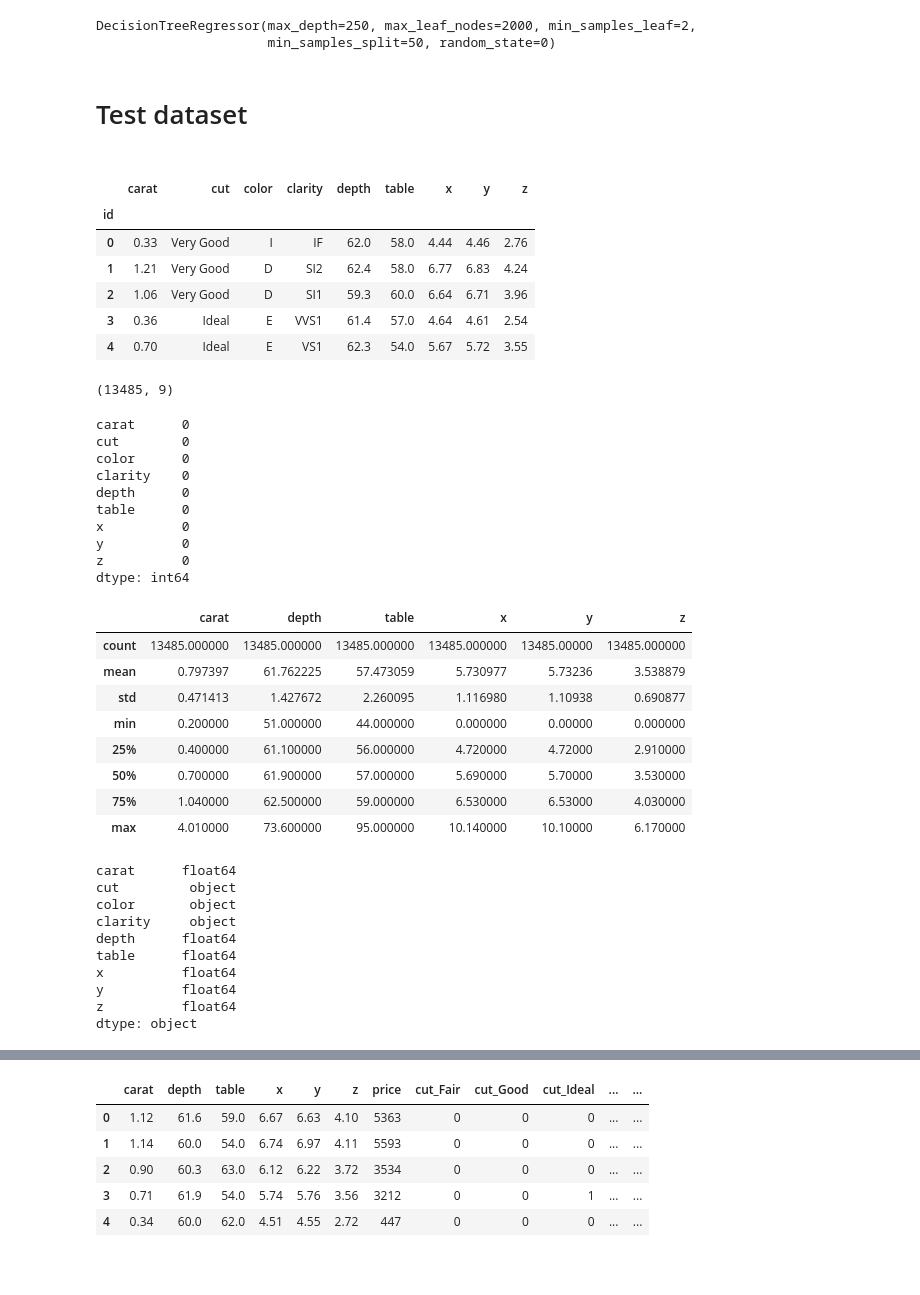
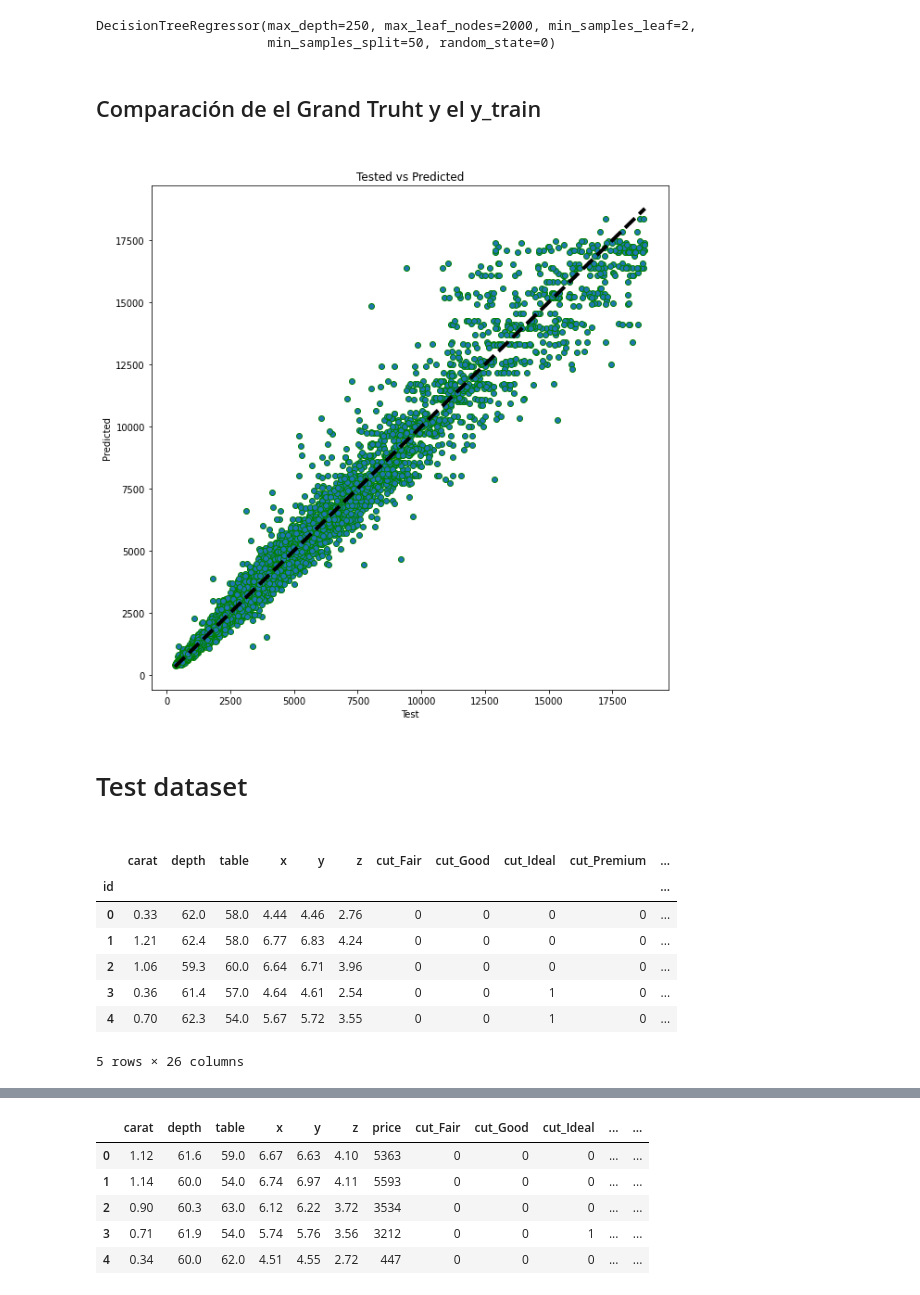
Before and after one commit to Joycelili/Diamonts-Project, a Jupyter notebook: DecisionTreeRegressor.ipynb, the cells around one changed output, grey strips where cells are left out. Saved outputs shown, nothing was run; the diff lists cells and outputs as text; code cells hidden in the pictures; blank space fills up the shorter version.

```diff
--- a/DecisionTreeRegressor.ipynb
+++ b/DecisionTreeRegressor.ipynb
@@ -70,5 +15,5 @@ dtype: object
 # %%
-train_dummies=pd.get_dummies(train_dataset)
+train_dummies = pd.read_csv("output/train_clean.csv",index_col=0)
 train_dummies.head()
 # %% [output]
 |  | id | carat | depth | table | x | y | z | price | cut_Fair | cut_Good | ... | ... |
@@ -122,58 +67,29 @@ model.fit(X, y)
 # %% [output]
 DecisionTreeRegressor(max_depth=250, max_leaf_nodes=2000, min_samples_leaf=2,
                       min_samples_split=50, random_state=0)
+# %% [markdown]
+<h2>Comparación de el Grand Truht y el y_train<h2>
+# %%
+fig, ax = plt.subplots(figsize=(10,10))
+ax.scatter(y_test, y_pred, edgecolors='green')
+ax.plot([y_test.min(), y_test.max()], [y_test.min(), y_test.max()], 'k--', lw=4)
+ax.set_xlabel('Test')
+ax.set_ylabel('Predicted')
+ax.set_title("Tested vs Predicted")
+plt.show()
+# %% [output]
+[figure, added]
 # %% [markdown]
 <h1>Test dataset<h1>
 # %%
-test_dataset = pd.read_csv('input/predict.csv',index_col=0)
-test_dataset.head()
+test_dummies = pd.read_csv('output/test_clean.csv',index_col=0)
+test_dummies.head()
 # %% [output]
-|  | carat | cut | color | clarity | depth | table | x | y | z |
-| id |  |  |  |  |  |  |  |  |  |
-| 0 | 0.33 | Very Good | I | IF | 62.0 | 58.0 | 4.44 | 4.46 | 2.76 |
-| 1 | 1.21 | Very Good | D | SI2 | 62.4 | 58.0 | 6.77 | 6.83 | 4.24 |
-| 2 | 1.06 | Very Good | D | SI1 | 59.3 | 60.0 | 6.64 | 6.71 | 3.96 |
-| 3 | 0.36 | Ideal | E | VVS1 | 61.4 | 57.0 | 4.64 | 4.61 | 2.54 |
-| 4 | 0.70 | Ideal | E | VS1 | 62.3 | 54.0 | 5.67 | 5.72 | 3.55 |
+|  | carat | depth | table | x | y | z | cut_Fair | cut_Good | cut_Ideal | cut_Premium | ... |
+| id |  |  |  |  |  |  |  |  |  |  | ... |
+| 0 | 0.33 | 62.0 | 58.0 | 4.44 | 4.46 | 2.76 | 0 | 0 | 0 | 0 | ... |
+| 1 | 1.21 | 62.4 | 58.0 | 6.77 | 6.83 | 4.24 | 0 | 0 | 0 | 0 | ... |
+| 2 | 1.06 | 59.3 | 60.0 | 6.64 | 6.71 | 3.96 | 0 | 0 | 0 | 0 | ... |
+| 3 | 0.36 | 61.4 | 57.0 | 4.64 | 4.61 | 2.54 | 0 | 0 | 1 | 0 | ... |
+| 4 | 0.70 | 62.3 | 54.0 | 5.67 | 5.72 | 3.55 | 0 | 0 | 1 | 0 | ... |
+5 rows × 26 columns
-# %%
-test_dataset.shape
-# %% [output]
-(13485, 9)
-# %%
-test_dataset.isna().sum()
-# %% [output]
-carat      0
-cut        0
-color      0
-clarity    0
-depth      0
-table      0
-x          0
-y          0
-z          0
-dtype: int64
-# %%
-test_dataset.describe()
-# %% [output]
-|  | carat | depth | table | x | y | z |
-| count | 13485.000000 | 13485.000000 | 13485.000000 | 13485.000000 | 13485.00000 | 13485.000000 |
-| mean | 0.797397 | 61.762225 | 57.473059 | 5.730977 | 5.73236 | 3.538879 |
-| std | 0.471413 | 1.427672 | 2.260095 | 1.116980 | 1.10938 | 0.690877 |
-| min | 0.200000 | 51.000000 | 44.000000 | 0.000000 | 0.00000 | 0.000000 |
-| 25% | 0.400000 | 61.100000 | 56.000000 | 4.720000 | 4.72000 | 2.910000 |
-| 50% | 0.700000 | 61.900000 | 57.000000 | 5.690000 | 5.70000 | 3.530000 |
-| 75% | 1.040000 | 62.500000 | 59.000000 | 6.530000 | 6.53000 | 4.030000 |
-| max | 4.010000 | 73.600000 | 95.000000 | 10.140000 | 10.10000 | 6.170000 |
-# %%
-test_dataset.dtypes
-# %% [output]
-carat      float64
-cut         object
-color       object
-clarity     object
-depth      float64
-table      float64
-x          float64
-y          float64
-z          float64
-dtype: object
```
Also changed, not shown: parts of 13 cells of this notebook, 12 other files.
